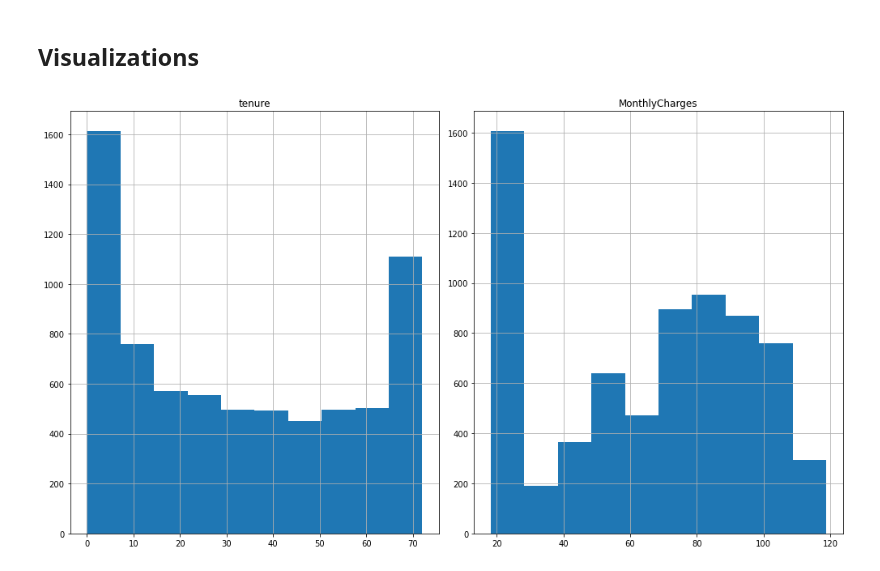
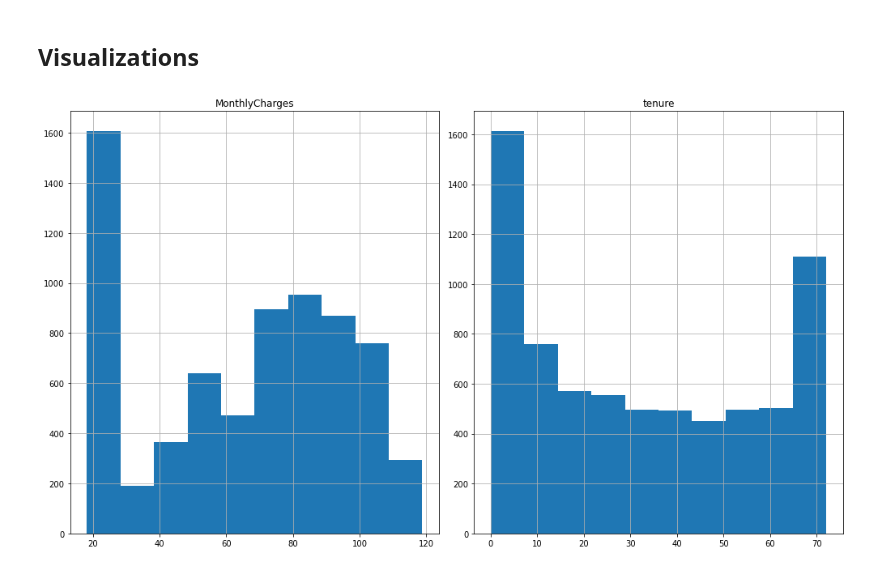
Before and after one commit to joshgreenert/Python-Projects, a Jupyter notebook: Applied Data Science/Project_2_Churn_Predictions/PR 2 Milestone 2 Code GreenertJ.ipynb, the cells around one changed output. Cells and saved outputs as stored; diff of their text form; code cells hidden in the pictures.

```diff
--- a/Applied Data Science/Project_2_Churn_Predictions/PR 2 Milestone 2 Code GreenertJ.ipynb
+++ b/Applied Data Science/Project_2_Churn_Predictions/PR 2 Milestone 2 Code GreenertJ.ipynb
@@ -60,9 +66,9 @@ df_bank.head(3)
 # %% [markdown]
 ## Visualizations
 # %%
-# create histograms of tenure, MonthlyCharges, and TotalCharges
-df_telecom[['tenure', 'MonthlyCharges', 'TotalCharges']].hist(figsize=(14, 8))
+# create histograms of tenure and MonthlyCharges
+df_telecom[['MonthlyCharges', 'tenure']].hist(figsize=(14, 8))
 plt.tight_layout()
 plt.show()
 # %% [output]
-[figure, old version]
+[figure, new version]
```
Also changed, not shown: parts of 5 cells of this notebook.
